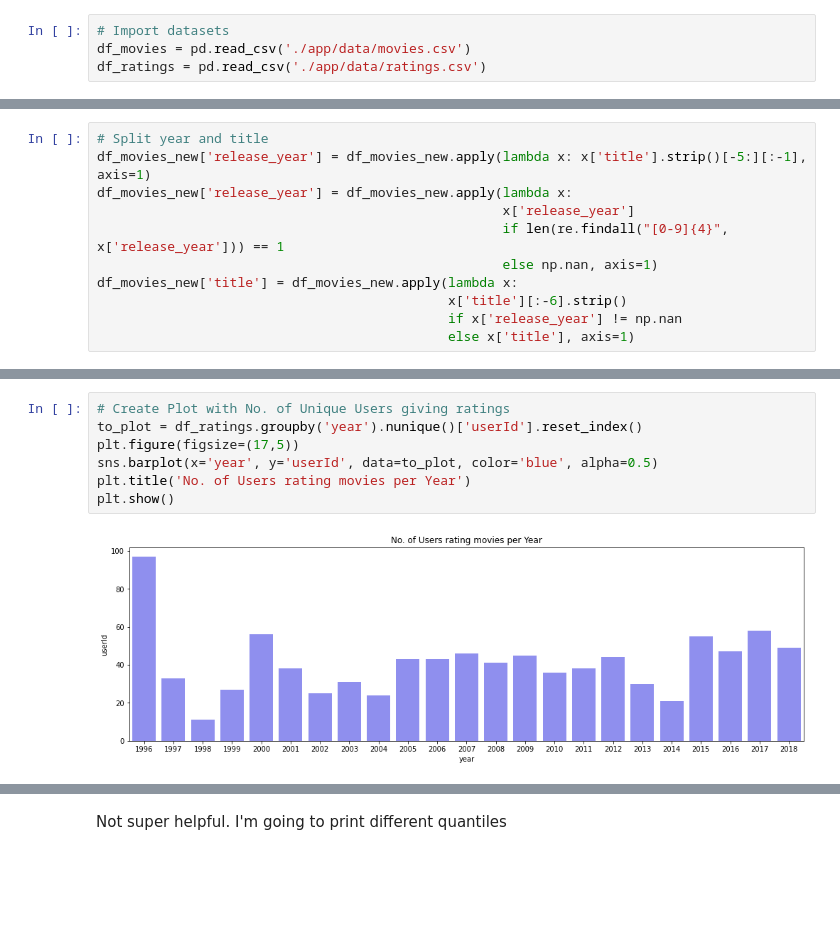
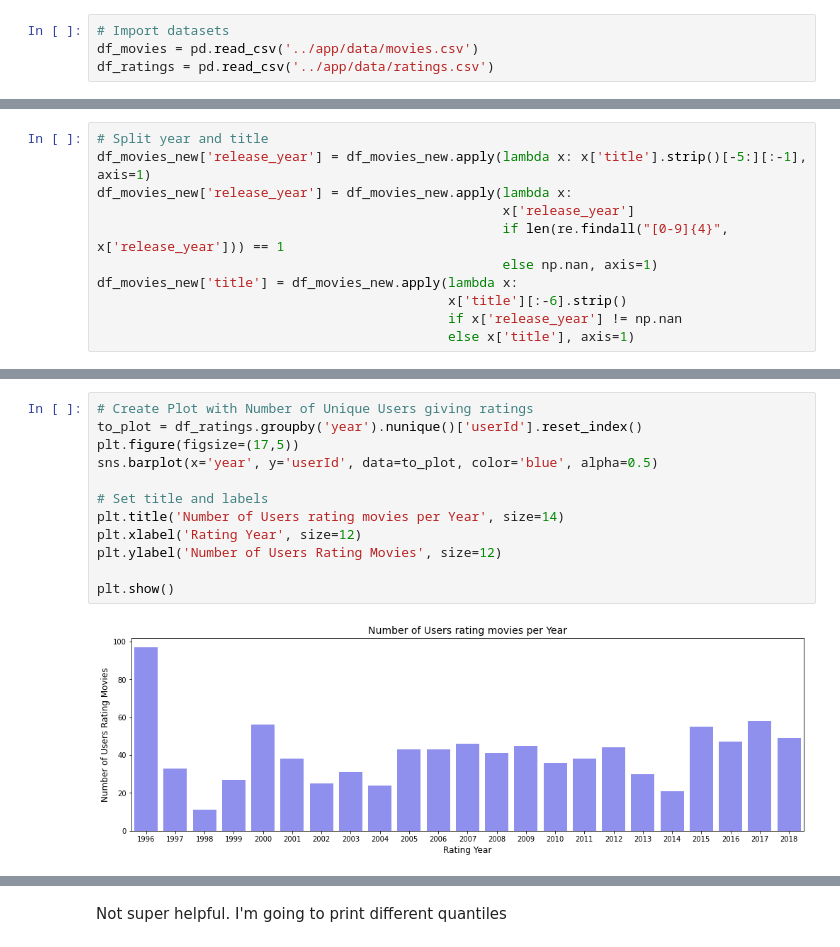
Before and after one commit to renoneto/Recommender-System, a Jupyter notebook: notebook/Movie Recommender.ipynb, the cells around one changed output, grey strips where cells are left out. Cells and saved outputs as stored; diff of their text form; blank space fills up the shorter version.

```diff
--- a/notebook/Movie Recommender.ipynb
+++ b/notebook/Movie Recommender.ipynb
@@ -55,8 +63,8 @@ warnings.filterwarnings('ignore')
 %matplotlib inline
 # %%
 # Import datasets
-df_movies = pd.read_csv('./app/data/movies.csv')
-df_ratings = pd.read_csv('./app/data/ratings.csv')
+df_movies = pd.read_csv('../app/data/movies.csv')
+df_ratings = pd.read_csv('../app/data/ratings.csv')
 # %%
 # Show first rows
 display(df_movies.head())
@@ -206,9 +380,14 @@ plt.show()
 # %%
-# Create Plot with No. of Unique Users giving ratings
+# Create Plot with Number of Unique Users giving ratings
 to_plot = df_ratings.groupby('year').nunique()['userId'].reset_index()
 plt.figure(figsize=(17,5))
 sns.barplot(x='year', y='userId', data=to_plot, color='blue', alpha=0.5)
-plt.title('No. of Users rating movies per Year')
+
+# Set title and labels
+plt.title('Number of Users rating movies per Year', size=14)
+plt.xlabel('Rating Year', size=12)
+plt.ylabel('Number of Users Rating Movies', size=12)
+
 plt.show()
 # %% [output]
-[figure, old version]
+[figure, new version]
```
Also changed, not shown: parts of 138 cells of this notebook.
